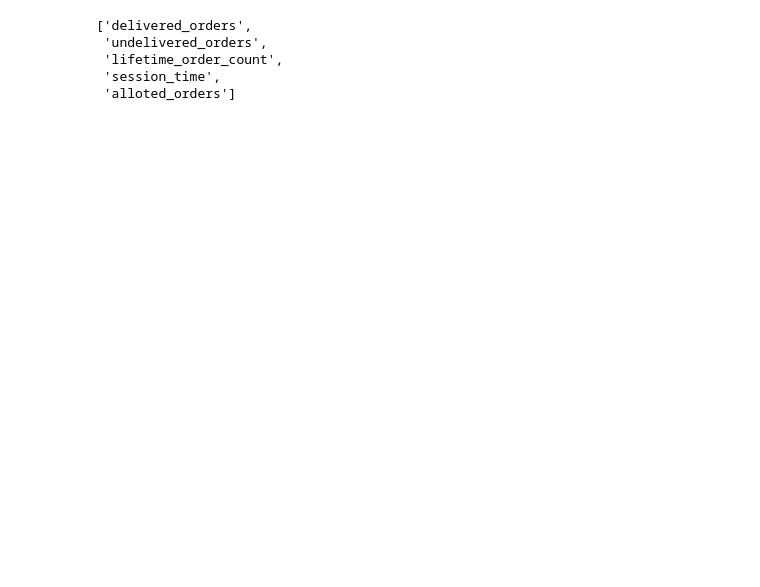
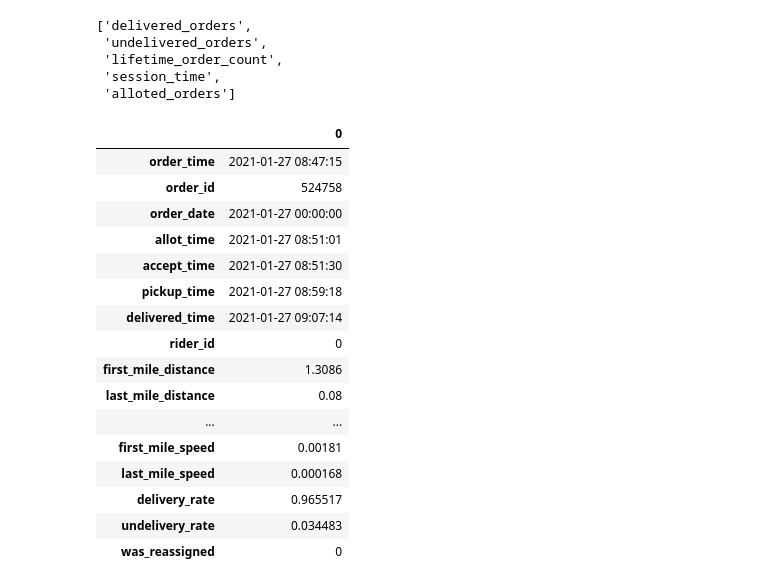
Before and after one commit to KarthikeyanBaskaran/SupplyChain-Analytics, a Jupyter notebook: EDA.ipynb, the cells around one changed output. Cells and saved outputs as stored; diff of their text form; code cells hidden in the pictures; blank space fills up the shorter version.

```diff
--- a/EDA.ipynb
+++ b/EDA.ipynb
@@ -360,3 +359,23 @@ df_copy = df.copy()
 # %%
 # Clean infinities or NaNs from feature division
 df.replace([np.inf, -np.inf], np.nan, inplace=True)
+# %%
+df.head(1).T
+# %% [output]
+|  | 0 |
+| order_time | 2021-01-27 08:47:15 |
+| order_id | 524758 |
+| order_date | 2021-01-27 00:00:00 |
+| allot_time | 2021-01-27 08:51:01 |
+| accept_time | 2021-01-27 08:51:30 |
+| pickup_time | 2021-01-27 08:59:18 |
+| delivered_time | 2021-01-27 09:07:14 |
+| rider_id | 0 |
+| first_mile_distance | 1.3086 |
+| last_mile_distance | 0.08 |
+| ... | ... |
+| first_mile_speed | 0.00181 |
+| last_mile_speed | 0.000168 |
+| delivery_rate | 0.965517 |
+| undelivery_rate | 0.034483 |
+| was_reassigned | 0 |
```
Also changed, not shown: parts of 6 cells of this notebook.
